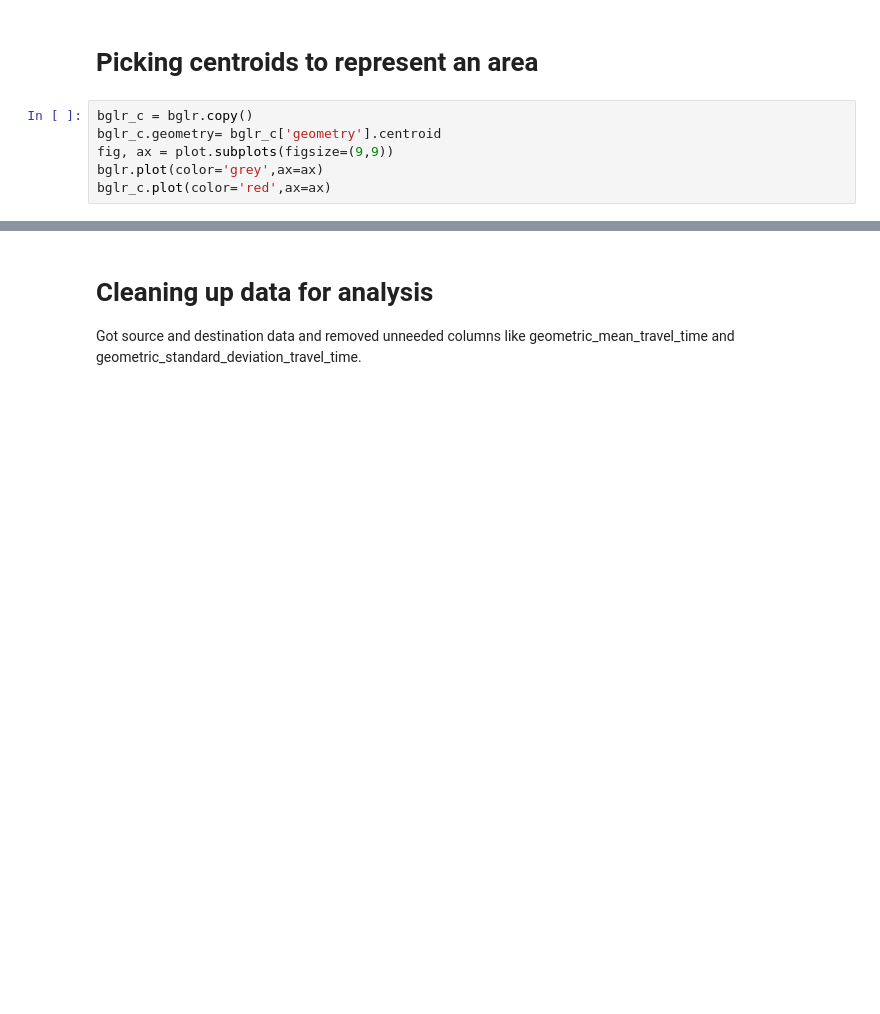
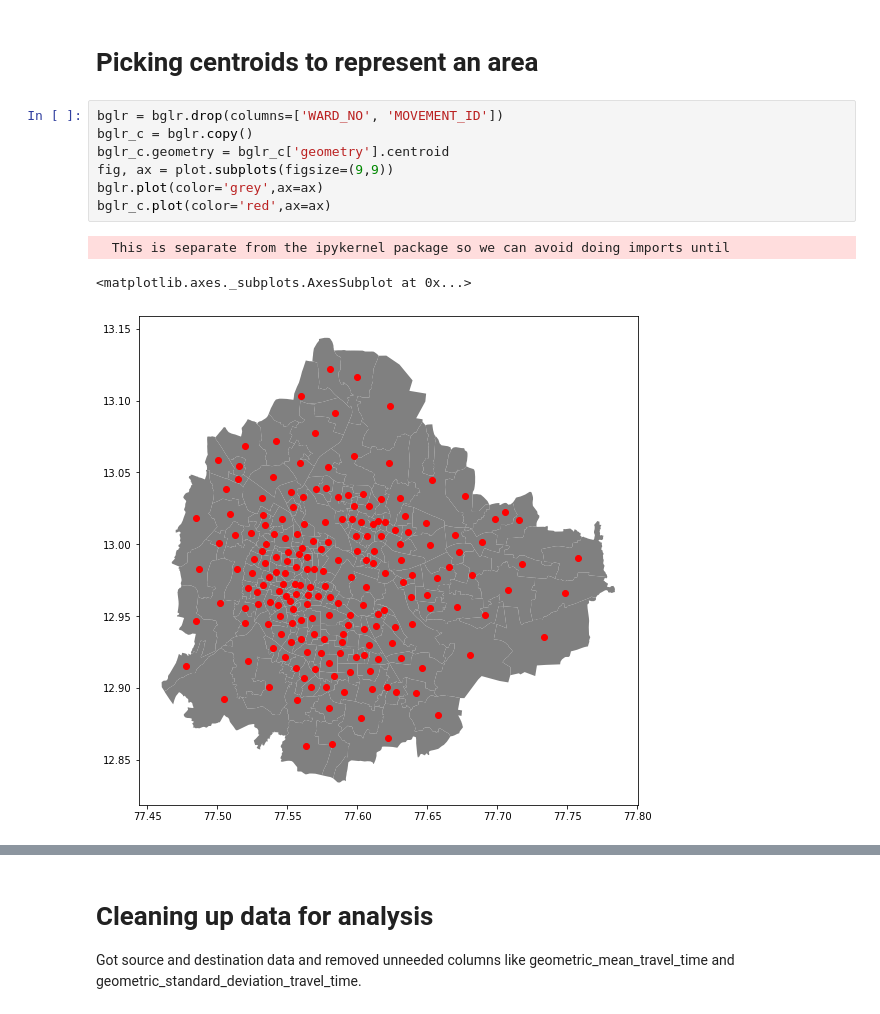
Before and after one commit to maaverik/adventures-in-data-science, a Jupyter notebook: uber-travel-time-prediction.ipynb, the cells around one changed output, grey strips where cells are left out. Saved outputs shown, nothing was run; the diff lists cells and outputs as text; blank space fills up the shorter version.

```diff
--- a/uber-travel-time-prediction.ipynb
+++ b/uber-travel-time-prediction.ipynb
@@ -45,11 +70,16 @@ print(bglr.geometry)
 # %% [markdown]
 # Picking centroids to represent an area
 # %%
+bglr = bglr.drop(columns=['WARD_NO', 'MOVEMENT_ID'])
 bglr_c = bglr.copy()
-bglr_c.geometry= bglr_c['geometry'].centroid
+bglr_c.geometry = bglr_c['geometry'].centroid
 fig, ax = plot.subplots(figsize=(9,9))
 bglr.plot(color='grey',ax=ax)
 bglr_c.plot(color='red',ax=ax)
+# %% [output]
+  This is separate from the ipykernel package so we can avoid doing imports until
+<matplotlib.axes._subplots.AxesSubplot at 0x...>
+[figure, added]
 # %%
 id_to_dest = travel_times[['Destination Movement ID', 'Destination Display Name']]
 id_to_dest.columns = ['id', 'name']
```
Also changed, not shown: parts of 58 cells of this notebook.
